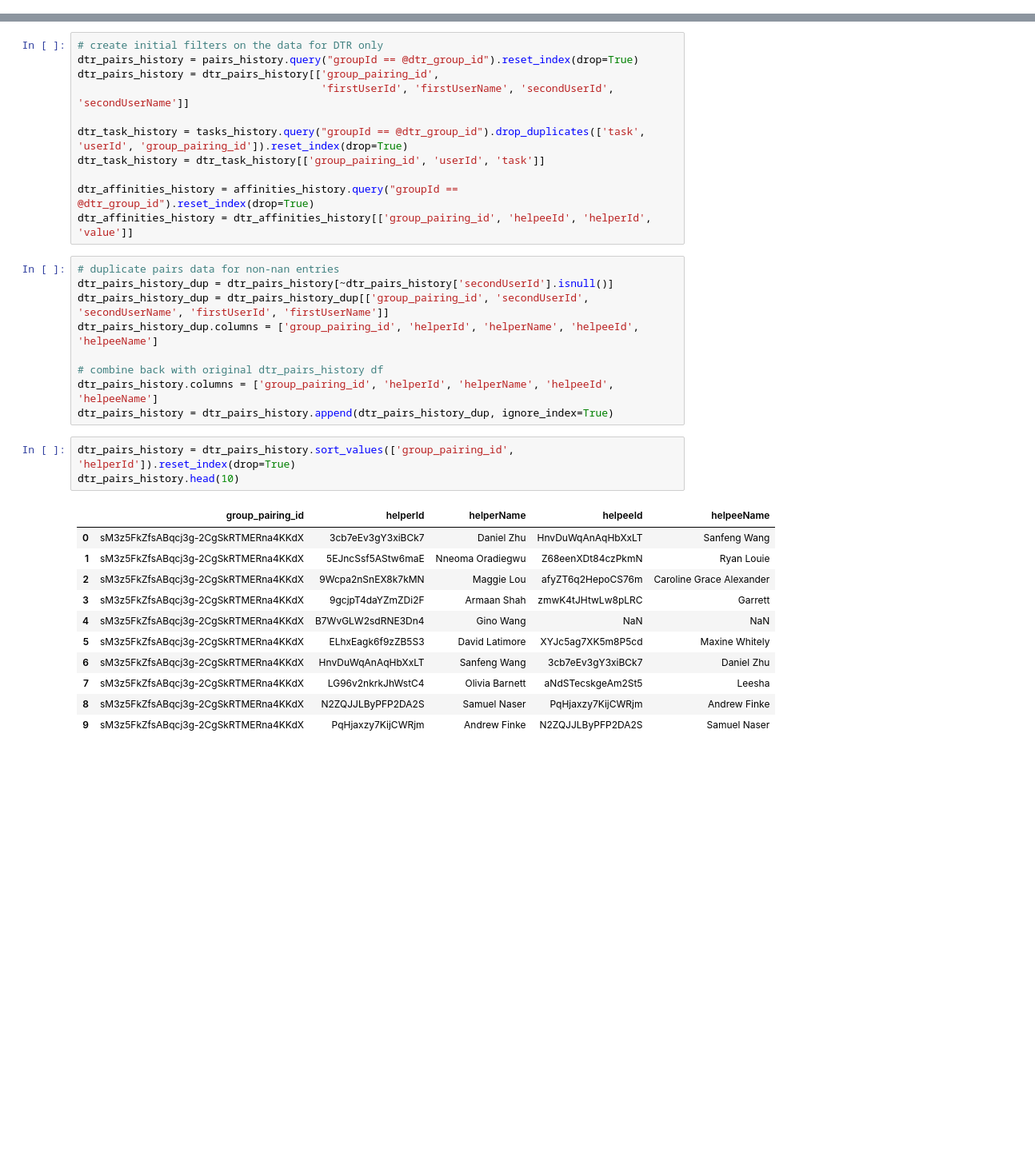
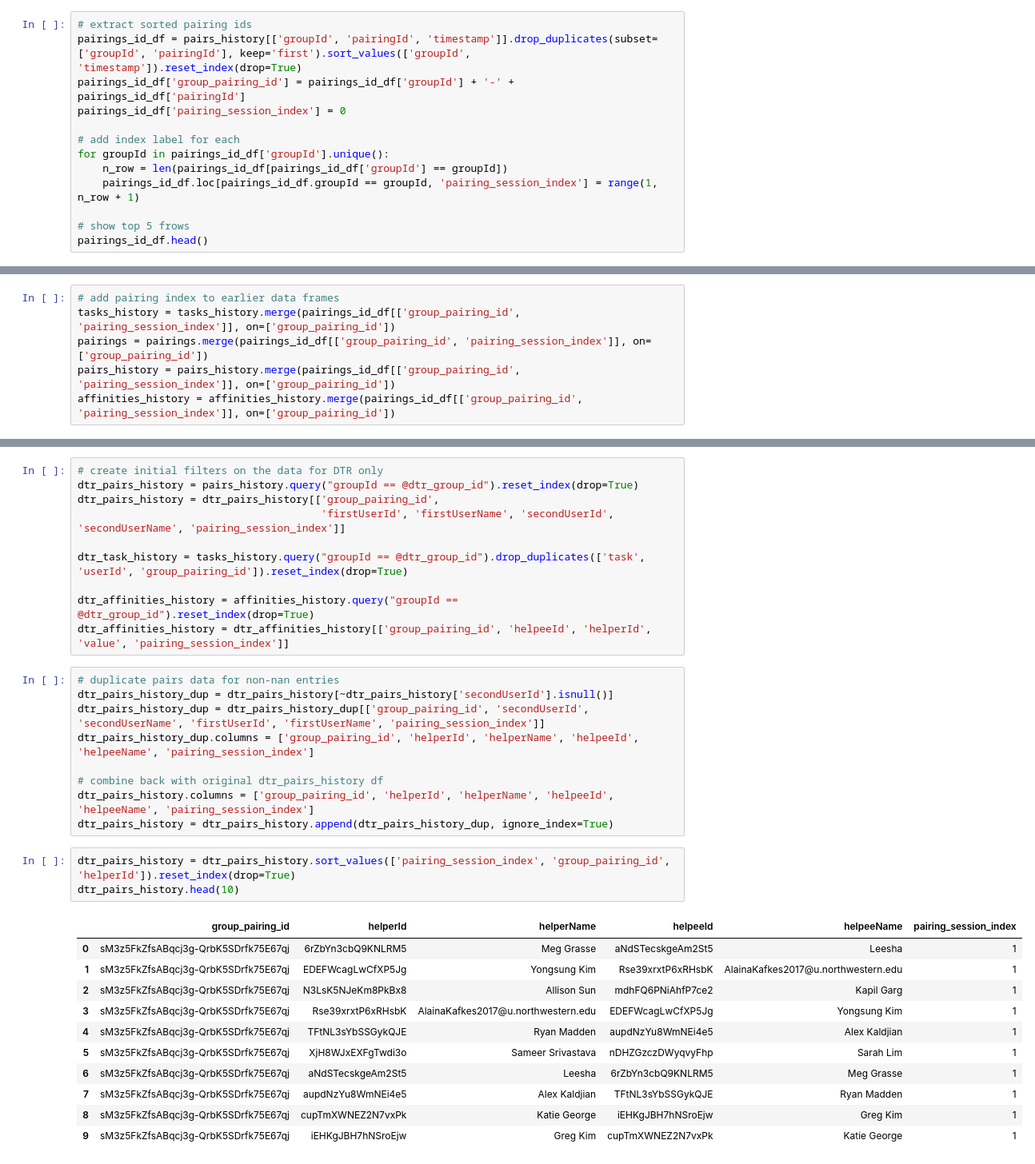
Before and after one commit to NUDelta/extractor-analysis, a Jupyter notebook: PairResearchParser.ipynb, the cells around one changed output, grey strips where cells are left out. Shown at 80% size. Drawn from its saved outputs; the diff is of its cells as text; blank space fills up the shorter version.

```diff
--- a/PairResearchParser.ipynb
+++ b/PairResearchParser.ipynb
@@ -480,0 +485,13 @@ Orig Size: 49638 ==> New Size: 35130
+# %%
+# extract sorted pairing ids
+pairings_id_df = pairs_history[['groupId', 'pairingId', 'timestamp']].drop_duplicates(subset=['groupId', 'pairingId'], keep='first').sort_values(['groupId', 'timestamp']).reset_index(drop=True)
+pairings_id_df['group_pairing_id'] = pairings_id_df['groupId'] + '-' + pairings_id_df['pairingId']
+pairings_id_df['pairing_session_index'] = 0
+
+# add index label for each
+for groupId in pairings_id_df['groupId'].unique():
+    n_row = len(pairings_id_df[pairings_id_df['groupId'] == groupId])
+    pairings_id_df.loc[pairings_id_df.groupId == groupId, 'pairing_session_index'] = range(1, n_row + 1)
+
+# show top 5 frows
+pairings_id_df.head()
@@ -481,3 +505,9 @@ Orig Size: 49638 ==> New Size: 35130
+# %%
+# add pairing index to earlier data frames
+tasks_history = tasks_history.merge(pairings_id_df[['group_pairing_id', 'pairing_session_index']], on=['group_pairing_id'])
+pairings = pairings.merge(pairings_id_df[['group_pairing_id', 'pairing_session_index']], on=['group_pairing_id'])
+pairs_history = pairs_history.merge(pairings_id_df[['group_pairing_id', 'pairing_session_index']], on=['group_pairing_id'])
+affinities_history = affinities_history.merge(pairings_id_df[['group_pairing_id', 'pairing_session_index']], on=['group_pairing_id'])
 # %% [markdown]
 # Isolate DTR Pairing Data
 # %%
@@ -486,36 +516,35 @@ dtr_group_id = 'sM3z5FkZfsABqcj3g'
 # create initial filters on the data for DTR only
 dtr_pairs_history = pairs_history.query("groupId == @dtr_group_id").reset_index(drop=True)
 dtr_pairs_history = dtr_pairs_history[['group_pairing_id',
-                                       'firstUserId', 'firstUserName', 'secondUserId', 'secondUserName']]
+                                       'firstUserId', 'firstUserName', 'secondUserId', 'secondUserName', 'pairing_session_index']]
 
 dtr_task_history = tasks_history.query("groupId == @dtr_group_id").drop_duplicates(['task', 'userId', 'group_pairing_id']).reset_index(drop=True)
-dtr_task_history = dtr_task_history[['group_pairing_id', 'userId', 'task']]
 
 dtr_affinities_history = affinities_history.query("groupId == @dtr_group_id").reset_index(drop=True)
-dtr_affinities_history = dtr_affinities_history[['group_pairing_id', 'helpeeId', 'helperId', 'value']]
+dtr_affinities_history = dtr_affinities_history[['group_pairing_id', 'helpeeId', 'helperId', 'value', 'pairing_session_index']]
 # %%
 # duplicate pairs data for non-nan entries
 dtr_pairs_history_dup = dtr_pairs_history[~dtr_pairs_history['secondUserId'].isnull()]
-dtr_pairs_history_dup = dtr_pairs_history_dup[['group_pairing_id', 'secondUserId', 'secondUserName', 'firstUserId', 'firstUserName']]
-dtr_pairs_history_dup.columns = ['group_pairing_id', 'helperId', 'helperName', 'helpeeId', 'helpeeName']
+dtr_pairs_history_dup = dtr_pairs_history_dup[['group_pairing_id', 'secondUserId', 'secondUserName', 'firstUserId', 'firstUserName', 'pairing_session_index']]
+dtr_pairs_history_dup.columns = ['group_pairing_id', 'helperId', 'helperName', 'helpeeId', 'helpeeName', 'pairing_session_index']
 
 # combine back with original dtr_pairs_history df
-dtr_pairs_history.columns = ['group_pairing_id', 'helperId', 'helperName', 'helpeeId', 'helpeeName']
+dtr_pairs_history.columns = ['group_pairing_id', 'helperId', 'helperName', 'helpeeId', 'helpeeName', 'pairing_session_index']
 dtr_pairs_history = dtr_pairs_history.append(dtr_pairs_history_dup, ignore_index=True)
 # %%
-dtr_pairs_history = dtr_pairs_history.sort_values(['group_pairing_id', 'helperId']).reset_index(drop=True)
+dtr_pairs_history = dtr_pairs_history.sort_values(['pairing_session_index', 'group_pairing_id', 'helperId']).reset_index(drop=True)
 dtr_pairs_history.head(10)
 # %% [output]
-|  | group_pairing_id | helperId | helperName | helpeeId | helpeeName |
-| 0 | sM3z5FkZfsABqcj3g-2CgSkRTMERna4KKdX | 3cb7eEv3gY3xiBCk7 | Daniel Zhu | HnvDuWqAnAqHbXxLT | Sanfeng Wang |
-| 1 | sM3z5FkZfsABqcj3g-2CgSkRTMERna4KKdX | 5EJncSsf5AStw6maE | Nneoma Oradiegwu | Z68eenXDt84czPkmN | Ryan Louie |
-| 2 | sM3z5FkZfsABqcj3g-2CgSkRTMERna4KKdX | 9Wcpa2nSnEX8k7kMN | Maggie Lou | afyZT6q2HepoCS76m | Caroline Grace Alexander |
-| 3 | sM3z5FkZfsABqcj3g-2CgSkRTMERna4KKdX | 9gcjpT4daYZmZDi2F | Armaan Shah | zmwK4tJHtwLw8pLRC | Garrett |
-| 4 | sM3z5FkZfsABqcj3g-2CgSkRTMERna4KKdX | B7WvGLW2sdRNE3Dn4 | Gino Wang | NaN | NaN |
-| 5 | sM3z5FkZfsABqcj3g-2CgSkRTMERna4KKdX | ELhxEagk6f9zZB5S3 | David Latimore | XYJc5ag7XK5m8P5cd | Maxine Whitely |
-| 6 | sM3z5FkZfsABqcj3g-2CgSkRTMERna4KKdX | HnvDuWqAnAqHbXxLT | Sanfeng Wang | 3cb7eEv3gY3xiBCk7 | Daniel Zhu |
-| 7 | sM3z5FkZfsABqcj3g-2CgSkRTMERna4KKdX | LG96v2nkrkJhWstC4 | Olivia Barnett | aNdSTecskgeAm2St5 | Leesha |
-| 8 | sM3z5FkZfsABqcj3g-2CgSkRTMERna4KKdX | N2ZQJJLByPFP2DA2S | Samuel Naser | PqHjaxzy7KijCWRjm | Andrew Finke |
-| 9 | sM3z5FkZfsABqcj3g-2CgSkRTMERna4KKdX | PqHjaxzy7KijCWRjm | Andrew Finke | N2ZQJJLByPFP2DA2S | Samuel Naser |
+|  | group_pairing_id | helperId | helperName | helpeeId | helpeeName | pairing_session_index |
+| 0 | sM3z5FkZfsABqcj3g-QrbK5SDrfk75E67qj | 6rZbYn3cbQ9KNLRM5 | Meg Grasse | aNdSTecskgeAm2St5 | Leesha | 1 |
+| 1 | sM3z5FkZfsABqcj3g-QrbK5SDrfk75E67qj | EDEFWcagLwCfXP5Jg | Yongsung Kim | Rse39xrxtP6xRHsbK | AlainaKafkes2017@u.northwestern.edu | 1 |
+| 2 | sM3z5FkZfsABqcj3g-QrbK5SDrfk75E67qj | N3LsK5NJeKm8PkBx8 | Allison Sun | mdhFQ6PNiAhfP7ce2 | Kapil Garg | 1 |
+| 3 | sM3z5FkZfsABqcj3g-QrbK5SDrfk75E67qj | Rse39xrxtP6xRHsbK | AlainaKafkes2017@u.northwestern.edu | EDEFWcagLwCfXP5Jg | Yongsung Kim | 1 |
+| 4 | sM3z5FkZfsABqcj3g-QrbK5SDrfk75E67qj | TFtNL3sYbSSGykQJE | Ryan Madden | aupdNzYu8WmNEi4e5 | Alex Kaldjian | 1 |
+| 5 | sM3z5FkZfsABqcj3g-QrbK5SDrfk75E67qj | XjH8WJxEXFgTwdi3o | Sameer Srivastava | nDHZGzczDWyqvyFhp | Sarah Lim | 1 |
+| 6 | sM3z5FkZfsABqcj3g-QrbK5SDrfk75E67qj | aNdSTecskgeAm2St5 | Leesha | 6rZbYn3cbQ9KNLRM5 | Meg Grasse | 1 |
+| 7 | sM3z5FkZfsABqcj3g-QrbK5SDrfk75E67qj | aupdNzYu8WmNEi4e5 | Alex Kaldjian | TFtNL3sYbSSGykQJE | Ryan Madden | 1 |
+| 8 | sM3z5FkZfsABqcj3g-QrbK5SDrfk75E67qj | cupTmXWNEZ2N7vxPk | Katie George | iEHKgJBH7hNSroEjw | Greg Kim | 1 |
+| 9 | sM3z5FkZfsABqcj3g-QrbK5SDrfk75E67qj | iEHKgJBH7hNSroEjw | Greg Kim | cupTmXWNEZ2N7vxPk | Katie George | 1 |
 # %%
 # add task requests made by the helpee
```
Also changed, not shown: parts of 42 cells of this notebook.
